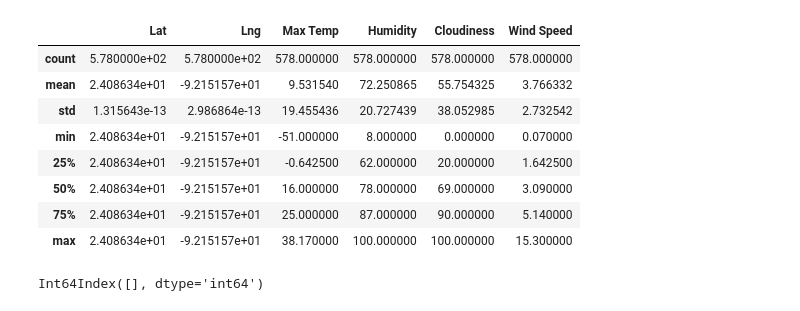
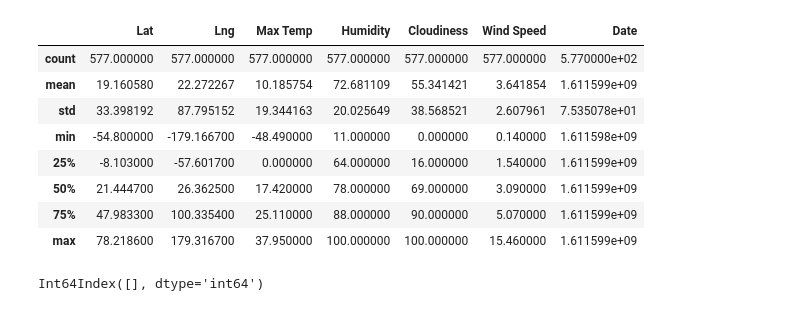
Before and after one commit to erinmann12/python-api-challenge, a Jupyter notebook: WeatherPy/WeatherPy.ipynb, the cells around one changed output. Saved outputs shown, nothing was run; the diff lists cells and outputs as text; code cells hidden in the pictures.

```diff
--- a/WeatherPy/WeatherPy.ipynb
+++ b/WeatherPy/WeatherPy.ipynb
@@ -78,18 +80,22 @@ pp.pprint(test_json)
               'main': 'Clouds'}],
  'wind': {'deg': 10, 'speed': 2.62}}
 # %%
-#Create empty lists to receive temperature, humidity, cloudiness, and wind speed
+#Create empty lists to receive data
 temp = []
 humidity = []
 cloudiness = []
 wind_speed = []
 cities_found = []
+lat_cityfound = []
+lng_cityfound = []
+date = []
+country = []
 
 print("Beginning Data Retrieval")
 print("-------------------------")
 #Loop through the list of random cities and perform a request for data on each
 for city in cities:
-    print(f"Processing {city}")
+
     response = requests.get(query_url + city).json()
 
     #If city found, add data to list
@@ -99,6 +105,11 @@ for city in cities:
         cloudiness.append(response['clouds']['all'])
         wind_speed.append(response['wind']['speed'])
         cities_found.append(city)
+        lat_cityfound.append(response['coord']['lat'])
+        lng_cityfound.append(response['coord']['lon'])
+        date.append(response['dt'])
+        country.append(response['sys']['country'])
+        print(f"Processing {city}")
     except:
         print(f"{city} not found. Skipping...")
 # %% [output]
@@ -122,10 +133,9 @@ Processing celestun
 # %%
 #export city data into csv file
 
-
 #create dataframe of city data
-city_data_df = pd.DataFrame({"City": cities_found, "Lat": lat_lng[0], "Lng": lat_lng[1], "Max Temp": temp,
-                            "Humidity": humidity, "Cloudiness": cloudiness, "Wind Speed": wind_speed})
+city_data_df = pd.DataFrame({"City": cities_found, "Lat": lat_cityfound, "Lng": lng_cityfound, "Max Temp": temp,
+                            "Humidity": humidity, "Cloudiness": cloudiness, "Wind Speed": wind_speed,
+                            "Country": country, "Date": date})
 city_data_df
-#still need country and date columns
 # %% [output]
@@ -145,28 +155,29 @@ city_data_df
 # %%
 #get summary statistics data frame on Lat, Lng, Max Temp, Humidity, Cloudiness, Wind Speed, Date
 
 lat_summary = city_data_df["Lat"].describe()
 lng_summary = city_data_df["Lng"].describe()
 max_temp_summary = city_data_df["Max Temp"].describe()
 humidity_summary = city_data_df["Humidity"].describe()
 cloudiness_summary = city_data_df["Cloudiness"].describe()
 wind_speed_summary = city_data_df["Wind Speed"].describe()
-#date_summary = city_data_df["Date"].describe()
+date_summary = city_data_df["Date"].describe()
 
 summary_df = pd.DataFrame({"Lat":lat_summary,"Lng":lng_summary,"Max Temp": max_temp_summary,
-                          "Humidity":humidity_summary,"Cloudiness":cloudiness_summary,"Wind Speed":wind_speed_summary})
+                          "Humidity":humidity_summary,"Cloudiness":cloudiness_summary,
+                           "Wind Speed":wind_speed_summary,"Date":date_summary})
 
 summary_df
 # %% [output]
-|  | Lat | Lng | Max Temp | Humidity | Cloudiness | Wind Speed |
-| count | 5.780000e+02 | 5.780000e+02 | 578.000000 | 578.000000 | 578.000000 | 578.000000 |
-| mean | 2.408634e+01 | -9.215157e+01 | 9.531540 | 72.250865 | 55.754325 | 3.766332 |
-| std | 1.315643e-13 | 2.986864e-13 | 19.455436 | 20.727439 | 38.052985 | 2.732542 |
-| min | 2.408634e+01 | -9.215157e+01 | -51.000000 | 8.000000 | 0.000000 | 0.070000 |
-| 25% | 2.408634e+01 | -9.215157e+01 | -0.642500 | 62.000000 | 20.000000 | 1.642500 |
-| 50% | 2.408634e+01 | -9.215157e+01 | 16.000000 | 78.000000 | 69.000000 | 3.090000 |
-| 75% | 2.408634e+01 | -9.215157e+01 | 25.000000 | 87.000000 | 90.000000 | 5.140000 |
-| max | 2.408634e+01 | -9.215157e+01 | 38.170000 | 100.000000 | 100.000000 | 15.300000 |
+|  | Lat | Lng | Max Temp | Humidity | Cloudiness | Wind Speed | Date |
+| count | 577.000000 | 577.000000 | 577.000000 | 577.000000 | 577.000000 | 577.000000 | 5.770000e+02 |
+| mean | 19.160580 | 22.272267 | 10.185754 | 72.681109 | 55.341421 | 3.641854 | 1.611599e+09 |
+| std | 33.398192 | 87.795152 | 19.344163 | 20.025649 | 38.568521 | 2.607961 | 7.535078e+01 |
+| min | -54.800000 | -179.166700 | -48.490000 | 11.000000 | 0.000000 | 0.140000 | 1.611598e+09 |
+| 25% | -8.103000 | -57.601700 | 0.000000 | 64.000000 | 16.000000 | 1.540000 | 1.611599e+09 |
+| 50% | 21.444700 | 26.362500 | 17.420000 | 78.000000 | 69.000000 | 3.090000 | 1.611599e+09 |
+| 75% | 47.983300 | 100.335400 | 25.110000 | 88.000000 | 90.000000 | 5.070000 | 1.611599e+09 |
+| max | 78.218600 | 179.316700 | 37.950000 | 100.000000 | 100.000000 | 15.460000 | 1.611599e+09 |
 # %%
 #Inspect data and skip cities with humidity > 100
 big_humid_indx = city_data_df.index[city_data_df["Humidity"]>100]
```
Also changed, not shown: parts of 18 cells of this notebook.
